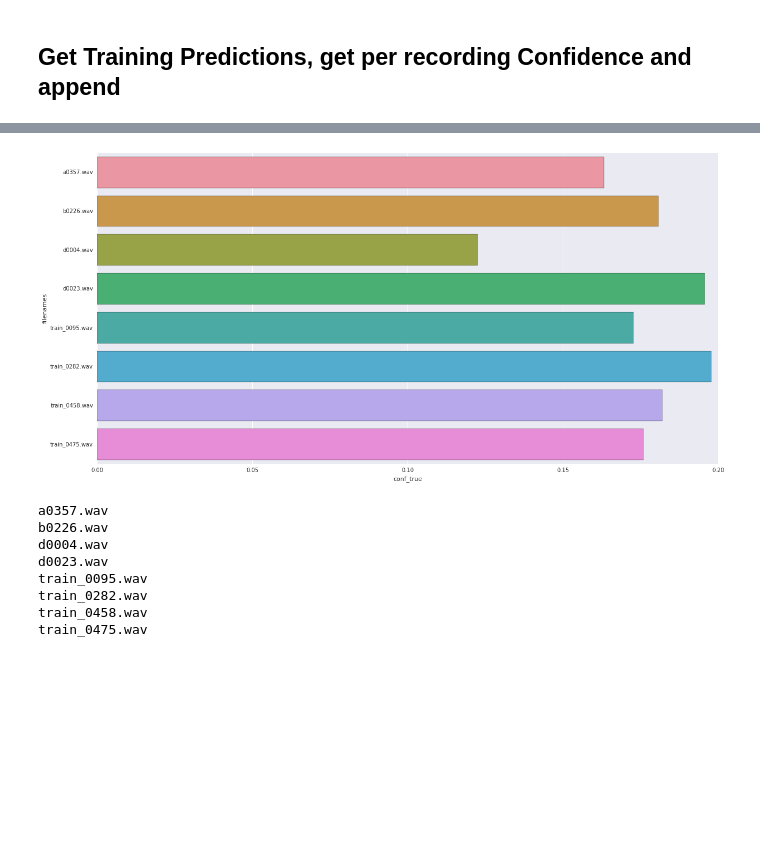
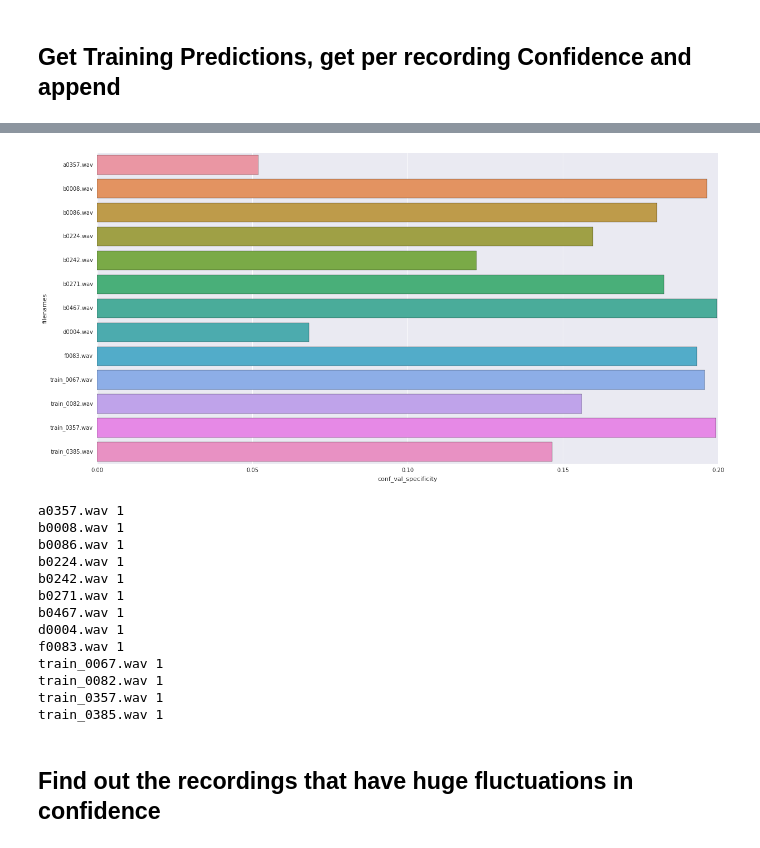
Before and after one commit to AhmedImtiazPrio/heartnet, a Jupyter notebook: codes/eval.ipynb, the cells around one changed output, grey strips where cells are left out. Drawn from its saved outputs; the diff is of its cells as text; code cells hidden in the pictures; blank space fills up the shorter version.

Commit message:
per recording inspection

```diff
--- a/codes/eval.ipynb
+++ b/codes/eval.ipynb
@@ -206,5 +206,6 @@ Best Val model:                 weights.0161-0.8362.hdf5
 # %%
-checkpoint_name = os.path.join(model_dir+log_name,weights['val_sensitivity'])
+metric = 'val_specificity'
+checkpoint_name = os.path.join(model_dir+log_name,weights[metric])
 model.load_weights(checkpoint_name)
 print("Checkpoint loaded:\n %s" % checkpoint_name)
 # %% [output]
@@ -233,8 +234,8 @@ for s in val_parts:
     temp = sum(predicted_confidence[start_idx:start_idx + int(s) - 1])/s
     pred.append(temp)
     start_idx = start_idx + int(s)
-dfVal['conf_true']=pred
+dfVal['conf_'+metric]=pred
 plt.figure(figsize=(10,10))
-dfVal.conf_true.hist(bins=20)
+dfVal['conf_'+metric].hist(bins=20)
 plt.show()
 # %% [output]
@@ -254,8 +255,8 @@ for s in train_parts:
     temp = sum(predicted_confidence[start_idx:start_idx + int(s) - 1])/s
     pred.append(temp)
     start_idx = start_idx + int(s)
-dfTrain['conf_true']=pred
+dfTrain['conf_'+metric]=pred
 plt.figure(figsize=(10,10))
-dfTrain.conf_true.hist(bins=20)
+dfTrain['conf_'+metric].hist(bins=20)
 plt.show()
 # %% [output]
@@ -271,8 +272,8 @@ plt.show()
 # %%
 plt.figure(figsize=(20,10))
-mask = dfVal['conf_true']<=confidence_thresh
-sns.barplot(x=dfVal.conf_true[mask],y=dfVal.filenames[mask])
+mask = dfVal['conf_'+metric]<=confidence_thresh
+sns.barplot(x=dfVal['conf_'+metric][mask],y=dfVal.filenames[mask])
 plt.show()
-for names in dfVal.filenames[mask]:
-    print(names)
+for names in zip(dfVal.filenames[mask],dfVal.true[mask]):
+    print("%s %d" % names)
 # %% [output]
@@ -289,17 +293,24 @@ devel_0174.wav
 # %%
 plt.figure(figsize=(20,10))
-mask = dfTrain['conf_true']<=confidence_thresh
-sns.barplot(x=dfTrain.conf_true[mask],y=dfTrain.filenames[mask])
+mask = dfTrain['conf_'+metric]<=confidence_thresh
+sns.barplot(x=dfTrain['conf_'+metric][mask],y=dfTrain.filenames[mask])
 plt.show()
-for names in dfTrain.filenames[mask]:
-    print(names)
+for names in zip(dfTrain.filenames[mask],dfTrain.true[mask]):
+    print("%s %d" % names)
 # %% [output]
-[figure, old version]
+[figure, new version]
-a0357.wav
-b0226.wav
-d0004.wav
-d0023.wav
-train_0095.wav
-train_0282.wav
-train_0458.wav
-train_0475.wav
+a0357.wav 1
+b0008.wav 1
+b0086.wav 1
+b0224.wav 1
+b0242.wav 1
+b0271.wav 1
+b0467.wav 1
+d0004.wav 1
+f0083.wav 1
+train_0067.wav 1
+train_0082.wav 1
+train_0357.wav 1
+train_0385.wav 1
+# %% [markdown]
+## Find out the recordings that have huge fluctuations in confidence
```
Also changed, not shown: parts of 14 cells of this notebook.
